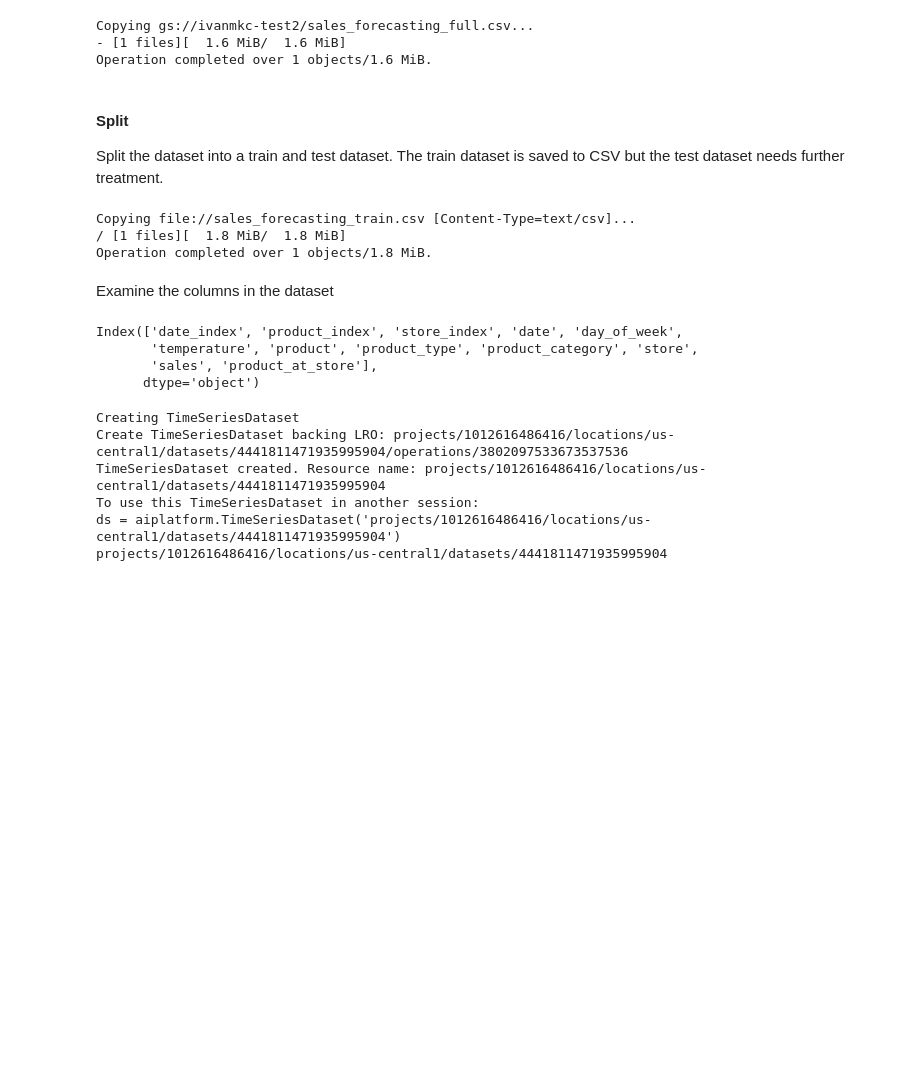
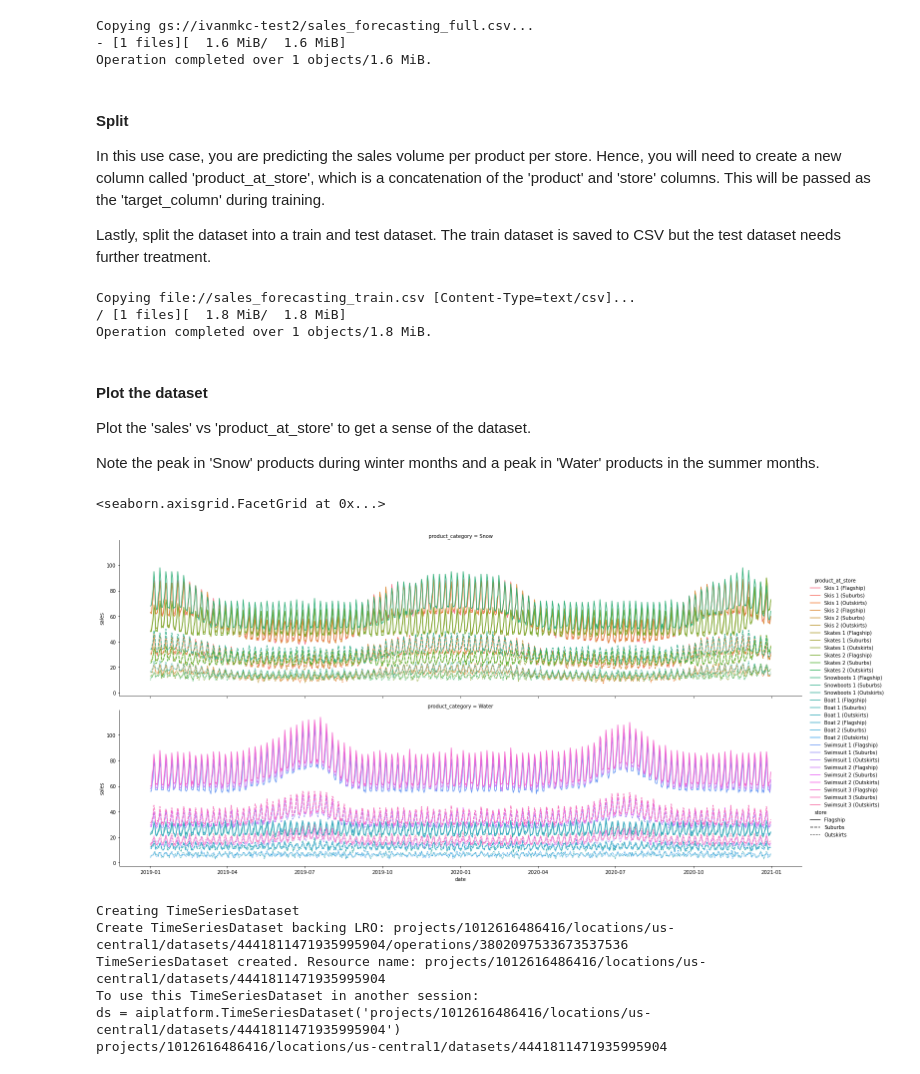
Before and after one commit to pankajrsingla/vertex-ai-samples, a Jupyter notebook: notebooks/official/automl/sdk_automl_forecasting_hierarchical_batch.ipynb, the cells around one changed output. Cells and saved outputs as stored; diff of their text form; code cells hidden in the pictures; blank space fills up the shorter version.

```diff
--- a/notebooks/official/automl/sdk_automl_forecasting_hierarchical_batch.ipynb
+++ b/notebooks/official/automl/sdk_automl_forecasting_hierarchical_batch.ipynb
@@ -358,7 +369,10 @@ Operation completed over 1 objects/1.6 MiB.
 # %% [markdown]
 #### Split
 
-Split the dataset into a train and test dataset.
+In this use case, you are predicting the sales volume per product per store.
+Hence, you will need to create a new column called 'product_at_store', which is a concatenation of the 'product' and 'store' columns. This will be passed as the 'target_column' during training.
+
+Lastly, split the dataset into a train and test dataset.
 The train dataset is saved to CSV but the test dataset needs further treatment.
 # %%
 import pandas as pd
@@ -391,14 +405,25 @@ Copying file://sales_forecasting_train.csv [Content-Type=text/csv]...
 / [1 files][  1.8 MiB/  1.8 MiB]
 Operation completed over 1 objects/1.8 MiB.
 # %% [markdown]
-Examine the columns in the dataset
+#### Plot the dataset
+
+Plot the 'sales' vs 'product_at_store' to get a sense of the dataset.
+
+Note the peak in 'Snow' products during winter months and a peak in 'Water' products in the summer months.
 # %%
-df.columns
+import seaborn as sns
+
+sns.relplot(data=df,
+    x="date",
+    y="sales",
+    hue="product_at_store",
+    row="product_category",
+    aspect=4,
+    kind="line",
+    style="store")
 # %% [output]
-Index(['date_index', 'product_index', 'store_index', 'date', 'day_of_week',
-       'temperature', 'product', 'product_type', 'product_category', 'store',
-       'sales', 'product_at_store'],
-      dtype='object')
+<seaborn.axisgrid.FacetGrid at 0x...>
+[figure, added]
 # %%
 dataset_time_series = aiplatform.TimeSeriesDataset.create(gcs_source=DATASET_TRAIN_URI)
 
```
Also changed, not shown: parts of 9 cells of this notebook, 1 other file.
